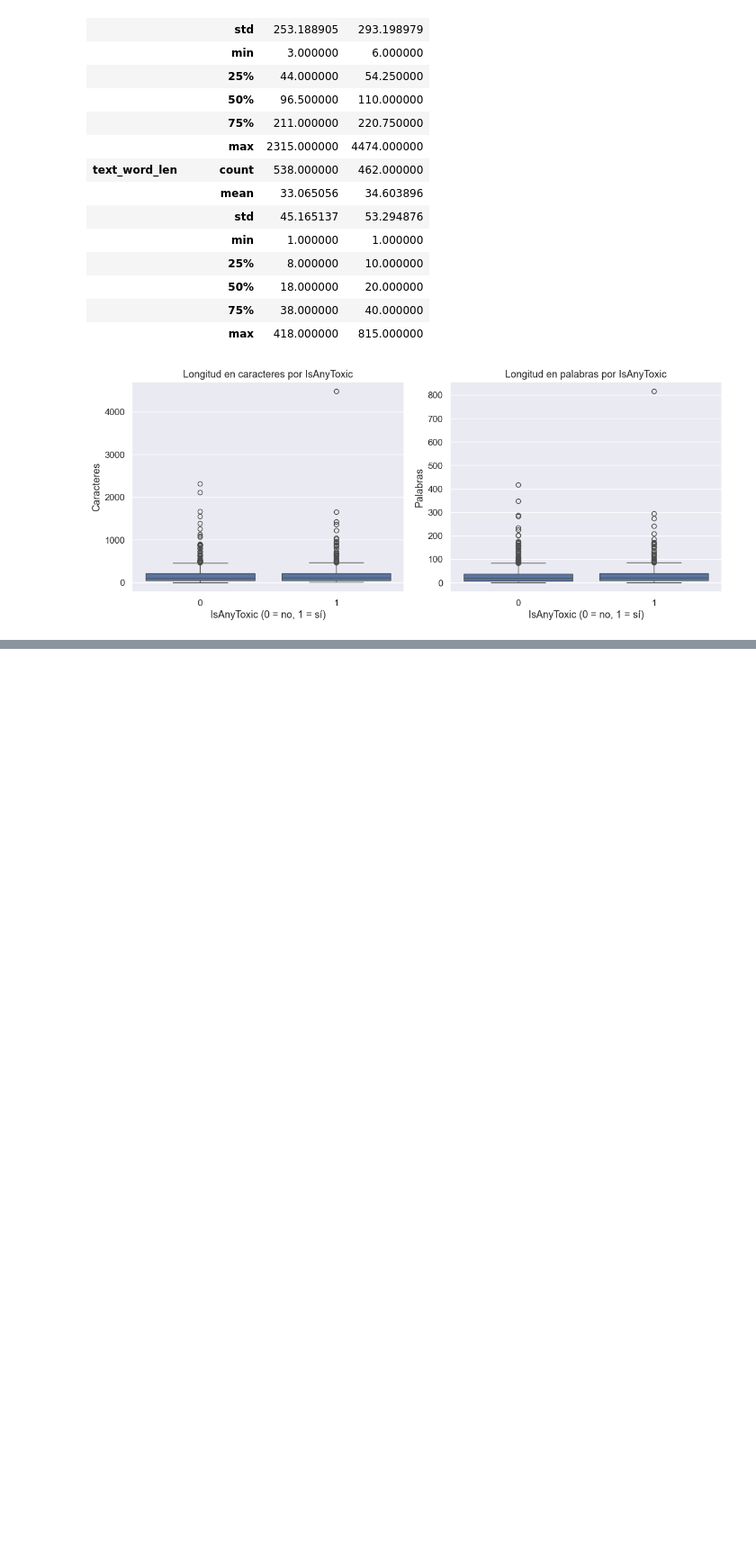
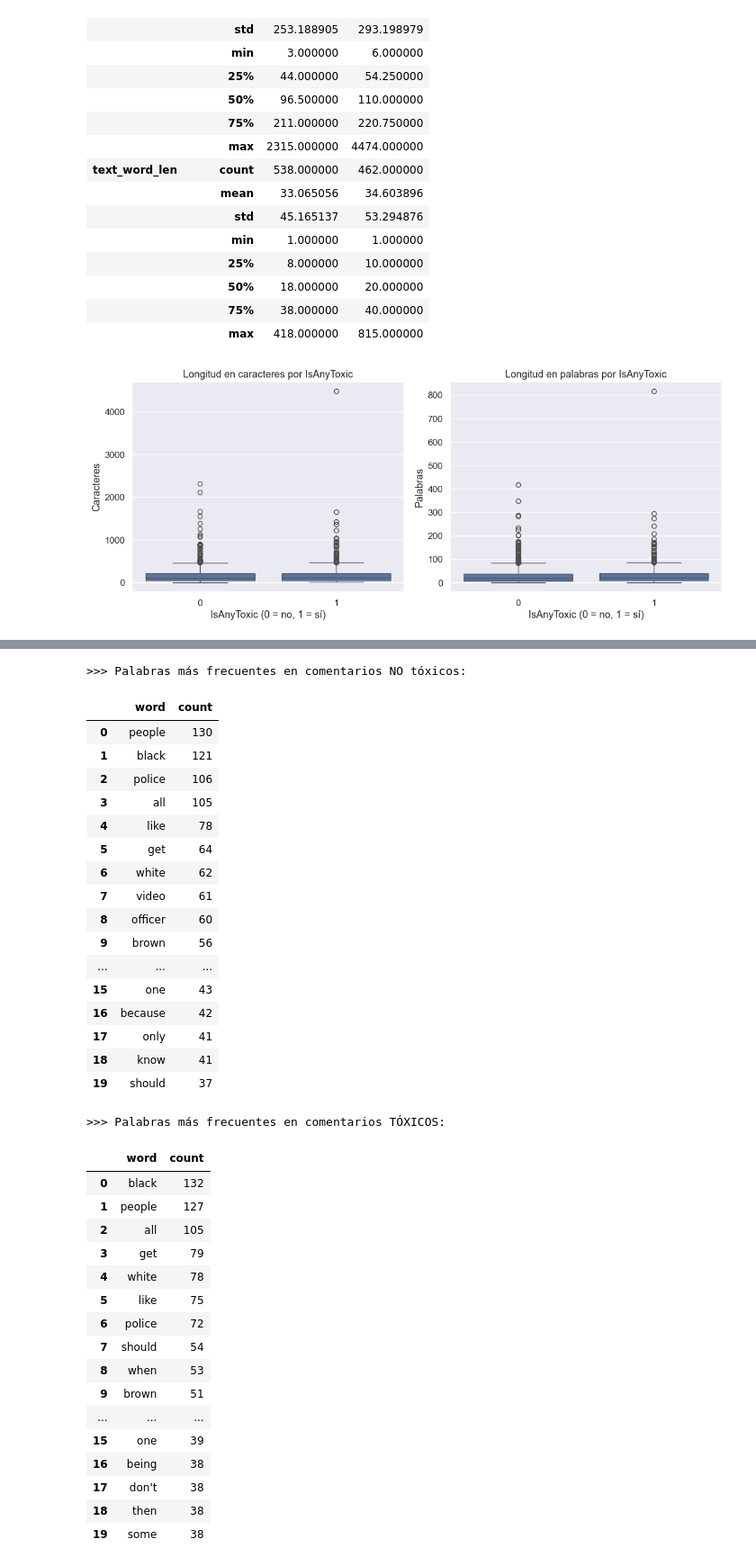
Before and after one commit to Bootcamp-IA-P5/Proyecto_X_NLP_G4, a Jupyter notebook: backend/notebooks/01_EDA.ipynb, the cells around one changed output, grey strips where cells are left out. Shown at 90% size. Cells and saved outputs as stored; diff of their text form; code cells hidden in the pictures; blank space fills up the shorter version.

```diff
--- a/backend/notebooks/01_EDA.ipynb
+++ b/backend/notebooks/01_EDA.ipynb
@@ -450,0 +497,49 @@ plt.show()
+# %%
+non_toxic_texts = df[df["IsAnyToxic"] == 0][text_col]
+toxic_texts = df[df["IsAnyToxic"] == 1][text_col]
+
+top_non_toxic = get_top_words(non_toxic_texts, n=20, stopwords=basic_stopwords)
+top_toxic = get_top_words(toxic_texts, n=20, stopwords=basic_stopwords)
+
+print(">>> Palabras más frecuentes en comentarios NO tóxicos:")
+display(top_non_toxic)
+
+print("\n>>> Palabras más frecuentes en comentarios TÓXICOS:")
+display(top_toxic)
+# %% [output]
+>>> Palabras más frecuentes en comentarios NO tóxicos:
+|  | word | count |
+| 0 | people | 130 |
+| 1 | black | 121 |
+| 2 | police | 106 |
+| 3 | all | 105 |
+| 4 | like | 78 |
+| 5 | get | 64 |
+| 6 | white | 62 |
+| 7 | video | 61 |
+| 8 | officer | 60 |
+| 9 | brown | 56 |
+| ... | ... | ... |
+| 15 | one | 43 |
+| 16 | because | 42 |
+| 17 | only | 41 |
+| 18 | know | 41 |
+| 19 | should | 37 |
+>>> Palabras más frecuentes en comentarios TÓXICOS:
+|  | word | count |
+| 0 | black | 132 |
+| 1 | people | 127 |
+| 2 | all | 105 |
+| 3 | get | 79 |
+| 4 | white | 78 |
+| 5 | like | 75 |
+| 6 | police | 72 |
+| 7 | should | 54 |
+| 8 | when | 53 |
+| 9 | brown | 51 |
+| ... | ... | ... |
+| 15 | one | 39 |
+| 16 | being | 38 |
+| 17 | don't | 38 |
+| 18 | then | 38 |
+| 19 | some | 38 |
```
Also changed, not shown: parts of 3 cells of this notebook.
